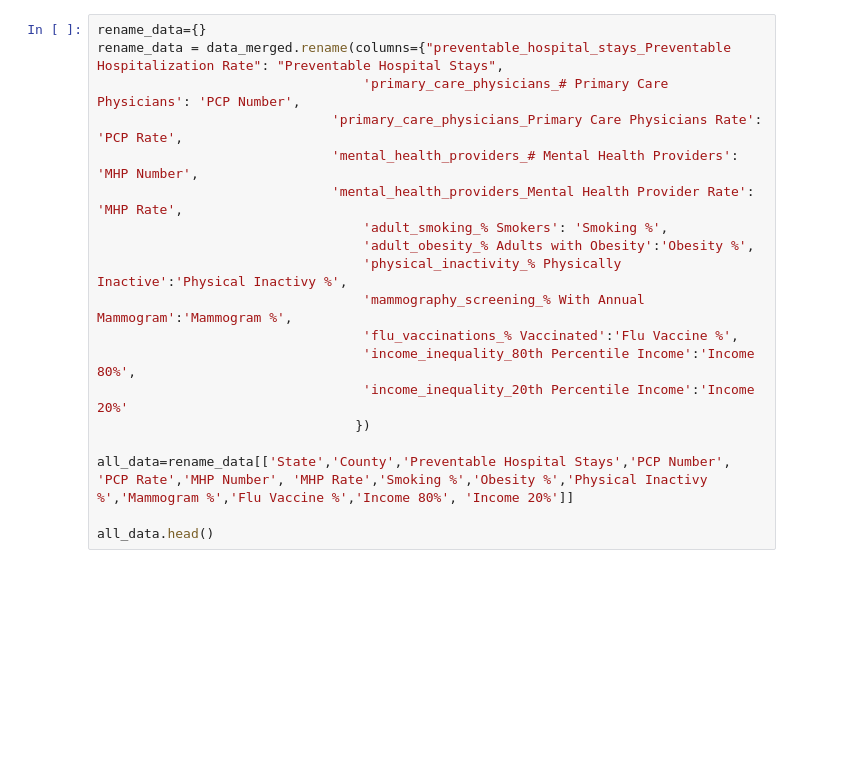
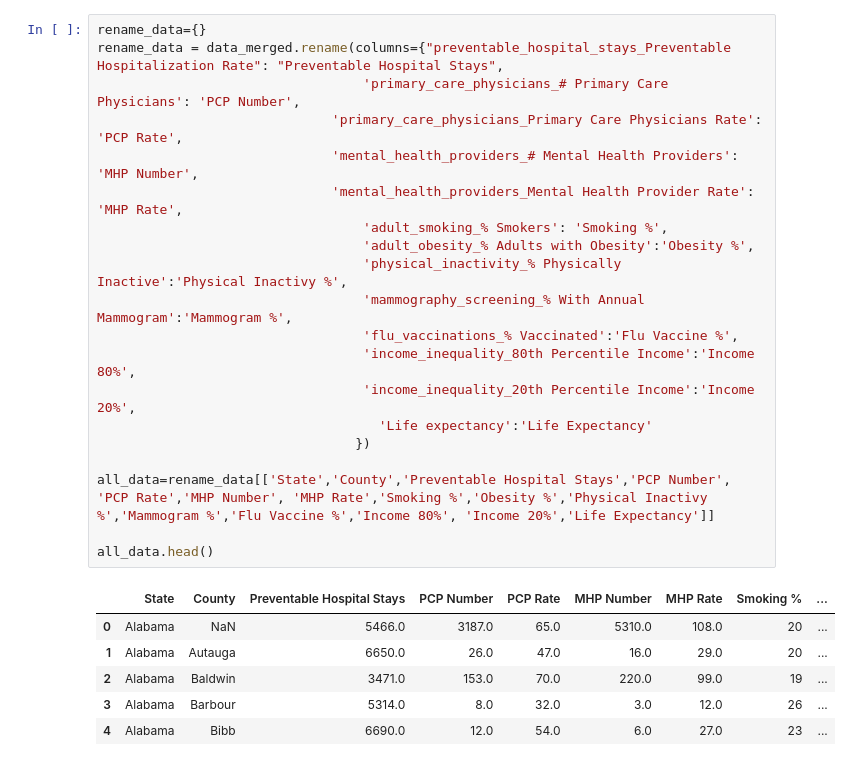
Before and after one commit to fancyfu4/SB-Data-Science, a Jupyter notebook: DataScienceCapstone2/health_data.ipynb, the cells around one changed output. Cells and saved outputs as stored; diff of their text form; blank space fills up the shorter version.

```diff
--- a/DataScienceCapstone2/health_data.ipynb
+++ b/DataScienceCapstone2/health_data.ipynb
@@ -21,21 +51,29 @@ data_merged.head()
 # %%
 rename_data={}
 rename_data = data_merged.rename(columns={"preventable_hospital_stays_Preventable Hospitalization Rate": "Preventable Hospital Stays",
                                   'primary_care_physicians_# Primary Care Physicians': 'PCP Number',
                               'primary_care_physicians_Primary Care Physicians Rate': 'PCP Rate',
                               'mental_health_providers_# Mental Health Providers': 'MHP Number',
                               'mental_health_providers_Mental Health Provider Rate': 'MHP Rate',
                                   'adult_smoking_% Smokers': 'Smoking %',
                                   'adult_obesity_% Adults with Obesity':'Obesity %',
                                   'physical_inactivity_% Physically Inactive':'Physical Inactivy %',
                                   'mammography_screening_% With Annual Mammogram':'Mammogram %',
                                   'flu_vaccinations_% Vaccinated':'Flu Vaccine %',
                                   'income_inequality_80th Percentile Income':'Income 80%',
-                                  'income_inequality_20th Percentile Income':'Income 20%'
+                                  'income_inequality_20th Percentile Income':'Income 20%',
+                                    'Life expectancy':'Life Expectancy'
                                  })
 
-all_data=rename_data[['State','County','Preventable Hospital Stays','PCP Number', 'PCP Rate','MHP Number', 'MHP Rate','Smoking %','Obesity %','Physical Inactivy %','Mammogram %','Flu Vaccine %','Income 80%', 'Income 20%']]
+all_data=rename_data[['State','County','Preventable Hospital Stays','PCP Number', 'PCP Rate','MHP Number', 'MHP Rate','Smoking %','Obesity %','Physical Inactivy %','Mammogram %','Flu Vaccine %','Income 80%', 'Income 20%','Life Expectancy']]
 
 all_data.head()
+# %% [output]
+|  | State | County | Preventable Hospital Stays | PCP Number | PCP Rate | MHP Number | MHP Rate | Smoking % | ... |
+| 0 | Alabama | NaN | 5466.0 | 3187.0 | 65.0 | 5310.0 | 108.0 | 20 | ... |
+| 1 | Alabama | Autauga | 6650.0 | 26.0 | 47.0 | 16.0 | 29.0 | 20 | ... |
+| 2 | Alabama | Baldwin | 3471.0 | 153.0 | 70.0 | 220.0 | 99.0 | 19 | ... |
+| 3 | Alabama | Barbour | 5314.0 | 8.0 | 32.0 | 3.0 | 12.0 | 26 | ... |
+| 4 | Alabama | Bibb | 6690.0 | 12.0 | 54.0 | 6.0 | 27.0 | 23 | ... |
 # %%
 all_data.info()
```
Also changed, not shown: parts of 14 cells of this notebook, 19 other files.
